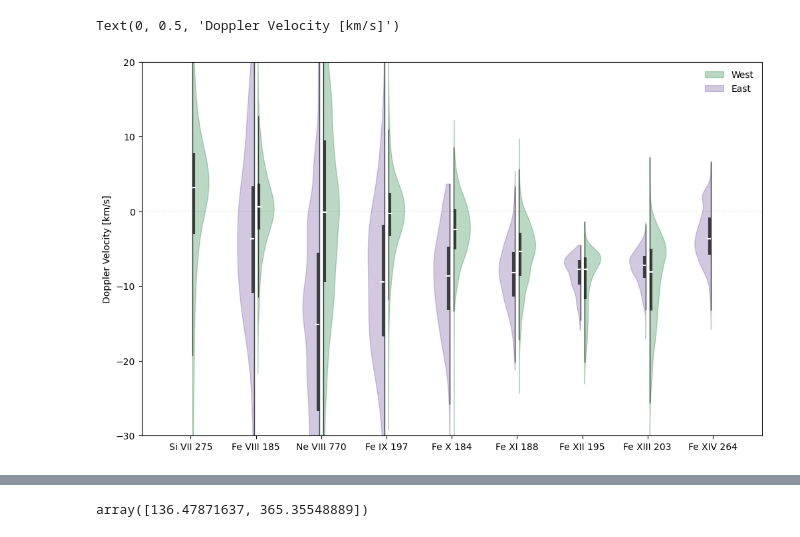
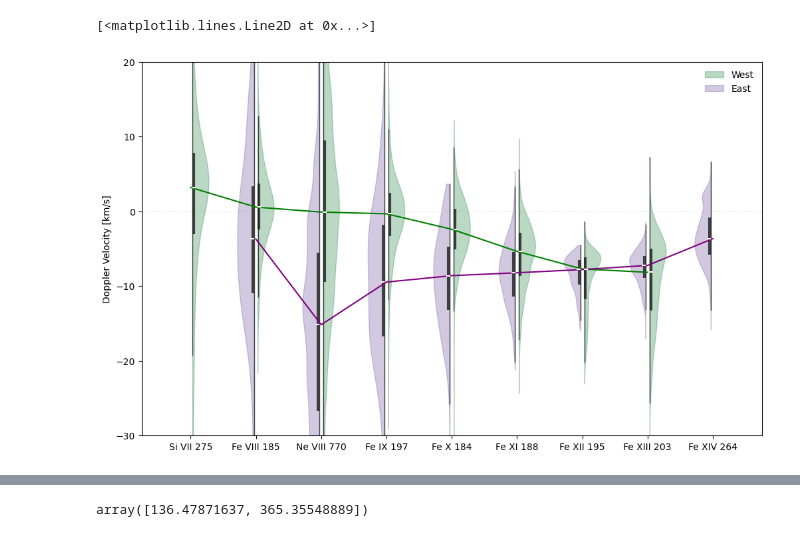
Before and after one commit to yjzhu-solar/EIS_DKIST_SolO, a Jupyter notebook: ipynb/eis/eis_dopper_vs_tmax_violin.ipynb, the cells around one changed output, grey strips where cells are left out. Drawn from its saved outputs; the diff is of its cells as text; code cells hidden in the pictures.

Commit message:
some optical flow tests, start to make figures for the manuscript

```diff
--- a/ipynb/eis/eis_dopper_vs_tmax_violin.ipynb
+++ b/ipynb/eis/eis_dopper_vs_tmax_violin.ipynb
@@ -110,37 +110,37 @@ for data in all_data_east:
     east_quartile1.append(np.percentile(data, 25))
     east_medians.append(np.percentile(data, 50))
     east_quartile3.append(np.percentile(data, 75))
 
 east_whiskers = np.array([
     adjacent_values(sorted_array, q1, q3)
     for sorted_array, q1, q3 in zip(all_data_east, east_quartile1, east_quartile3)])
 
 east_whiskers_min, east_whiskers_max = east_whiskers[:, 0], east_whiskers[:, 1]
 
 ln_quart_east = ax.vlines(position_east, east_quartile1, east_quartile3, color='#1C1C1C', linestyle='-', lw=3,
                         alpha=0.8)
 ln_quart_east.set_offsets([-4.9,0])
 ln_whisker_east = ax.vlines(position_east, east_whiskers_min, east_whiskers_max, color='#1C1C1C', linestyle='-', lw=1,
                         alpha=0.8)
 ln_whisker_east.set_offsets([-3,0])
 ln_median_east = ax.scatter(position_east-5.65/100, east_medians, marker='_', color='white', s=14,zorder=5)
 
 
 ax.legend([vp_west['bodies'][0], vp_east['bodies'][0]], ['West', 'East'], frameon=False)
 ax.axhline(0, color='grey', lw=0.5, ls=':',alpha=0.5, zorder=0)
 
 ax.set_xticks(np.arange(1, len(labels) + 1), labels=labels)
 ax.set_xlim(0.25, len(labels) + 0.75)
 ax.set_ylim(-30,20)
 ax.set_ylabel('Doppler Velocity [km/s]')
 
-# ax.plot(position_west, west_medians, color='green')
-# ax.plot(position_east, east_medians, color='purple')
+ax.plot(position_west, west_medians, color='green')
+ax.plot(position_east, east_medians, color='purple')
 
 # plt.savefig('../../figs/test_figs/DopplerViolin.pdf', dpi=300, bbox_inches='tight')
 # %% [output]
-Text(0, 0.5, 'Doppler Velocity [km/s]')
+[<matplotlib.lines.Line2D at 0x...>]
-[figure, old version]
+[figure, new version]
 # %%
 position_west
 # %% [output]
```
Also changed, not shown: parts of 1 cell of this notebook, 5 other files.
